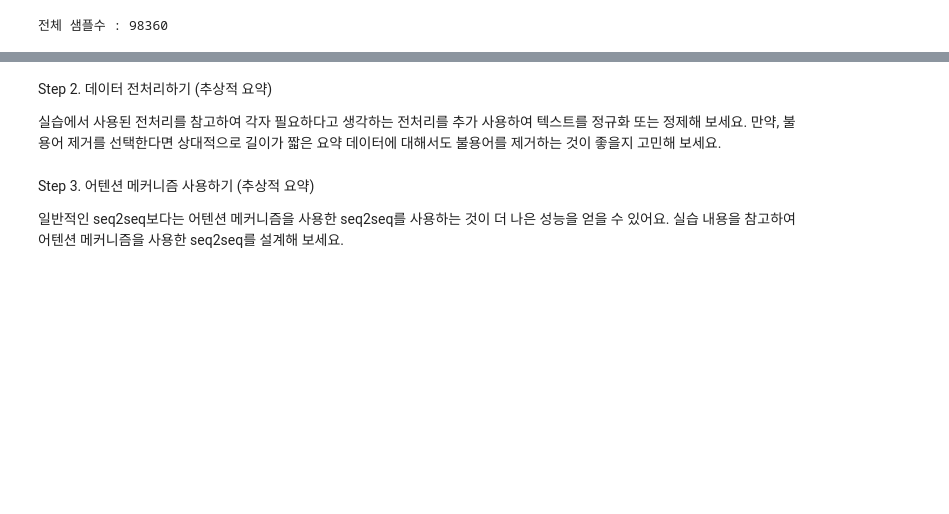
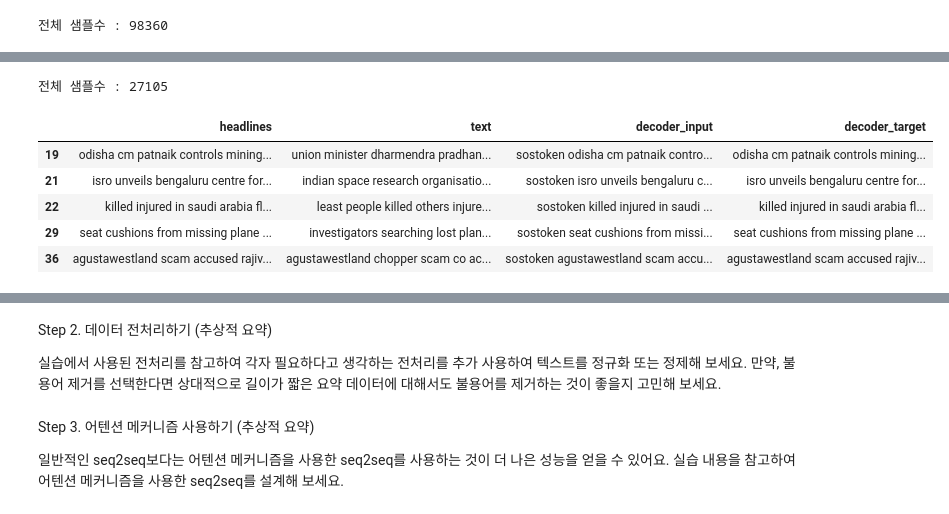
Before and after one commit to yhs2773/AIFFEL, a Jupyter notebook: Exploration/12/[Exp-12] 뉴스 요약봇 만들기.ipynb, the cells around one changed output, grey strips where cells are left out. Saved outputs shown, nothing was run; the diff lists cells and outputs as text; code cells hidden in the pictures; blank space fills up the shorter version.

```diff
--- a/Exploration/12/[Exp-12] 뉴스 요약봇 만들기.ipynb
+++ b/Exploration/12/[Exp-12] 뉴스 요약봇 만들기.ipynb
@@ -284,7 +286,7 @@ plt.show()
 # %%
 # 이로부터 Text의 최대 길이와 Summary의 적절한 최대 길이를 임의로 정해볼게요.
 text_max_len = 50
-summary_max_len = 8
+headlines_max_len = 8
 # %%
 # 각각 50과 8로 정했는데 이 길이를 선택했을 때,
 # 얼마나 많은 샘플들을 자르지 않고 포함할 수 있는지 통계로 확인하는 편이 객관적으로 길이를 결정하는 데 도움이 될거예요.
@@ -304,18 +309,27 @@ below_threshold_len(summary_max_len,  data['Summary'])
 # Text 열의 경우에는 약 23%의 샘플들이 내용이 망가지게 된다고 하네요.
 
 # 우리는 정해진 길이에 맞춰 자르는 것이 아니라, 정해진 길이보다 길면 제외하는 방법으로 데이터를 정제할게요.
-data = data[data['Text'].apply(lambda x: len(x.split()) <= text_max_len)]
-data = data[data['Summary'].apply(lambda x: len(x.split()) <= summary_max_len)]
+data = data[data['text'].apply(lambda x: len(x.split()) <= text_max_len)]
+data = data[data['headlines'].apply(lambda x: len(x.split()) <= headlines_max_len)]
 print('전체 샘플수 :', (len(data)))
+# %% [output]
+전체 샘플수 : 27105
 # %%
 # seq2seq 훈련을 위해서는 디코더의 입력과 레이블에 시작 토큰과 종료 토큰을 추가할 필요가 있어요.
 # 이번 실습에서는 시작 토큰은 sostoken, 종료 토큰은 eostoken이라 임의로 명명하고 앞, 뒤로 추가할 거예요.
 # 디코더의 입력에 해당하면서 시작 토큰이 맨 앞에 있는 문장의 이름을 decoder_input,
 # 디코더의 출력 또는 레이블에 해당되면서 종료 토큰이 맨 뒤에 붙는 문장의 이름을 decoder_target이라고 이름을 정했어요.
 # 두 개의 문장 모두 Summary 열로부터 만들 거예요.
 # 요약 데이터에는 시작 토큰과 종료 토큰을 추가한다.
-data['decoder_input'] = data['Summary'].apply(lambda x : 'sostoken '+ x)
-data['decoder_target'] = data['Summary'].apply(lambda x : x + ' eostoken')
+data['decoder_input'] = data['headlines'].apply(lambda x : 'sostoken '+ x)
+data['decoder_target'] = data['headlines'].apply(lambda x : x + ' eostoken')
 data.head()
+# %% [output]
+|  | headlines | text | decoder_input | decoder_target |
+| 19 | odisha cm patnaik controls mining... | union minister dharmendra pradhan... | sostoken odisha cm patnaik contro... | odisha cm patnaik controls mining... |
+| 21 | isro unveils bengaluru centre for... | indian space research organisatio... | sostoken isro unveils bengaluru c... | isro unveils bengaluru centre for... |
+| 22 | killed injured in saudi arabia fl... | least people killed others injure... | sostoken killed injured in saudi ... | killed injured in saudi arabia fl... |
+| 29 | seat cushions from missing plane ... | investigators searching lost plan... | sostoken seat cushions from missi... | seat cushions from missing plane ... |
+| 36 | agustawestland scam accused rajiv... | agustawestland chopper scam co ac... | sostoken agustawestland scam accu... | agustawestland scam accused rajiv... |
 # %%
 # 앞뒤로 토큰이 잘 붙었죠? 인코더의 입력, 디코더의 입력과 레이블을 각각 다시 Numpy 타입으로 저장해 줄게요.
```
Also changed, not shown: parts of 41 cells of this notebook, 1 other file.
